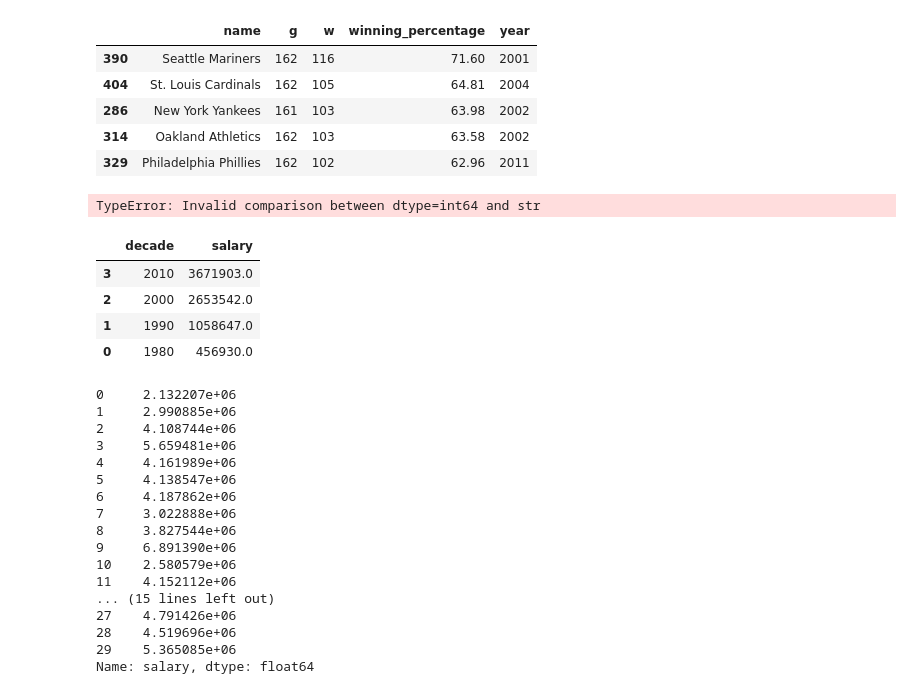
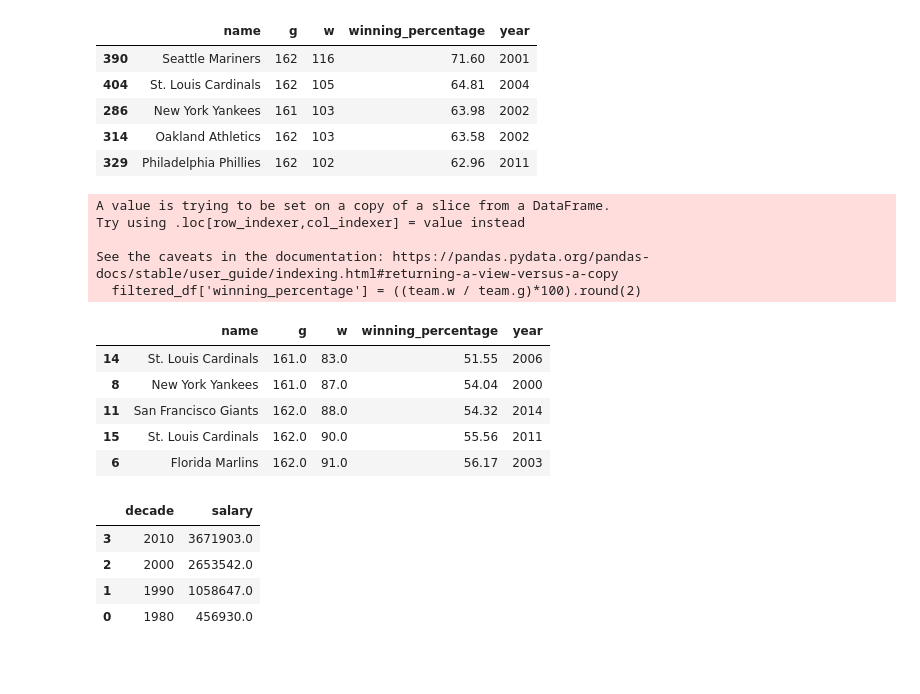
Before and after one commit to andresdr11/_MLB-Database-Analysis_, a Jupyter notebook: Python/PruebasAndres.ipynb, the cells around one changed output. Drawn from its saved outputs; the diff is of its cells as text; code cells hidden in the pictures; blank space fills up the shorter version.

```diff
--- a/Python/PruebasAndres.ipynb
+++ b/Python/PruebasAndres.ipynb
@@ -361,15 +345,25 @@ ordered_df
 | 314 | Oakland Athletics | 162 | 103 | 63.58 | 2002 |
 | 329 | Philadelphia Phillies | 162 | 102 | 62.96 | 2011 |
 # %%
-#16. Arreglar el data type de w para que funcione
-team['winning_percentage'] = ((team.w / team.g)*100).round(2)
-filtered_df = team[(team['ws_win']== 'Y') & (team['year']>='2000')]
+#16
+filtered_df = team[(team['ws_win']== 'Y') & (team['year']>=2000)]
+filtered_df['winning_percentage'] = ((team.w / team.g)*100).round(2)
 grouped_df = filtered_df.groupby(['name', 'g', 'w', 'year']).first().reset_index()
-ordered_df = grouped_df.sort_values(by='winning_percentage', ascending=False).head(5)
-ordered_df = ordered_df['name', 'g', 'w', 'winning_percentage', 'year']
+ordered_df = grouped_df.sort_values(by='winning_percentage', ascending=True).head(5)
+ordered_df = ordered_df[['name', 'g', 'w', 'winning_percentage', 'year']]
 ordered_df
 # %% [output]
-TypeError: Invalid comparison between dtype=int64 and str
+A value is trying to be set on a copy of a slice from a DataFrame.
+Try using .loc[row_indexer,col_indexer] = value instead
+
+See the caveats in the documentation: https://pandas.pydata.org/pandas-docs/stable/user_guide/indexing.html#returning-a-view-versus-a-copy
+  filtered_df['winning_percentage'] = ((team.w / team.g)*100).round(2)
+|  | name | g | w | winning_percentage | year |
+| 14 | St. Louis Cardinals | 161.0 | 83.0 | 51.55 | 2006 |
+| 8 | New York Yankees | 161.0 | 87.0 | 54.04 | 2000 |
+| 11 | San Francisco Giants | 162.0 | 88.0 | 54.32 | 2014 |
+| 15 | St. Louis Cardinals | 162.0 | 90.0 | 55.56 | 2011 |
+| 6 | Florida Marlins | 162.0 | 91.0 | 56.17 | 2003 |
 # %%
 #17
 salary['decade'] = (salary.year // 10) * 10
@@ -382,27 +376,3 @@ ordered_df
 | 2 | 2000 | 2653542.0 |
 | 1 | 1990 | 1058647.0 |
 | 0 | 1980 | 456930.0 |
-# %%
-#18
-avg_salaries = salary[salary['year']==2015]
-avg_salaries = avg_salaries.groupby('team_id')['salary'].mean().reset_index()
-avg_salaries = avg_salaries['salary']
-avg_salaries
-# %% [output]
-0     2.132207e+06
-1     2.990885e+06
-2     4.108744e+06
-3     5.659481e+06
-4     4.161989e+06
-5     4.138547e+06
-6     4.187862e+06
-7     3.022888e+06
-8     3.827544e+06
-9     6.891390e+06
-10    2.580579e+06
-11    4.152112e+06
-... (15 lines left out)
-27    4.791426e+06
-28    4.519696e+06
-29    5.365085e+06
-Name: salary, dtype: float64
```
Also changed, not shown: parts of 8 cells of this notebook.
